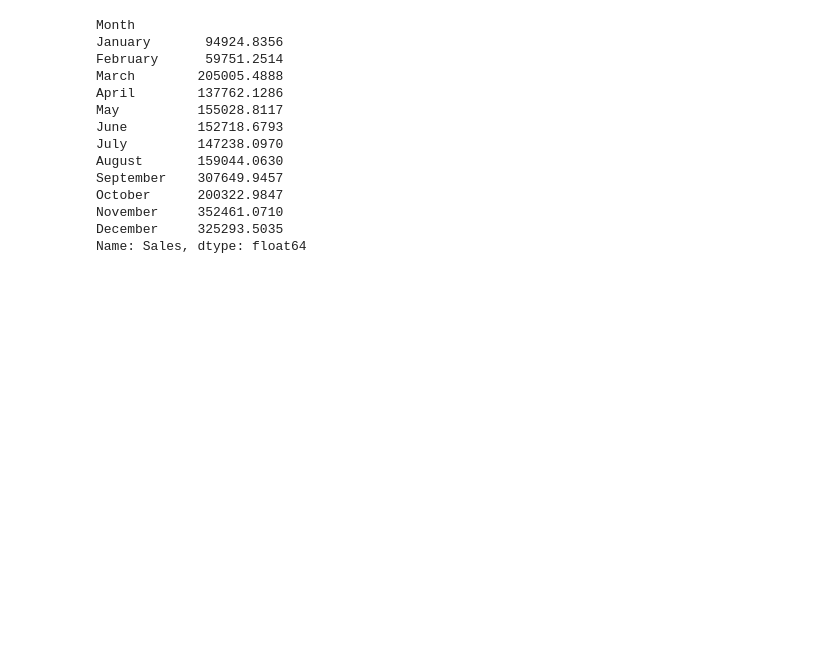
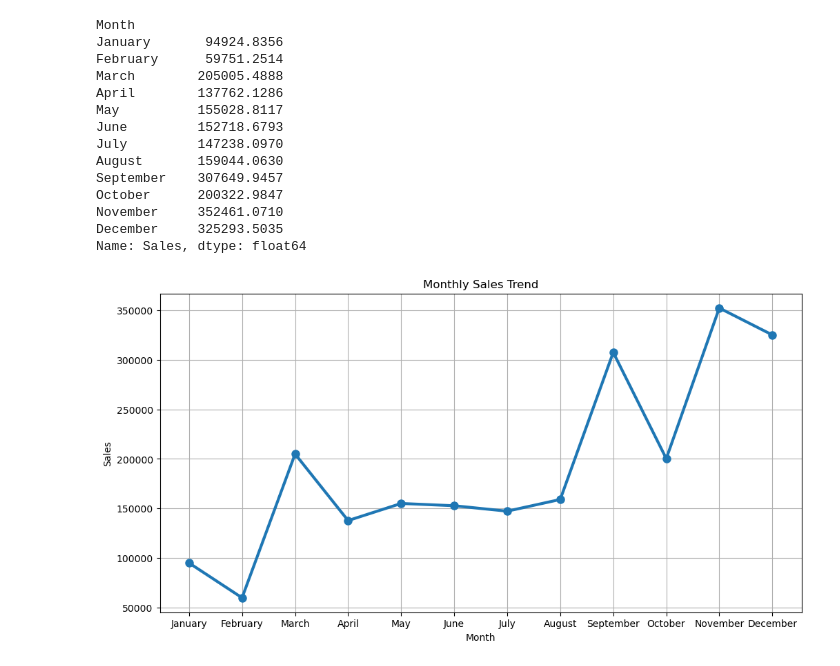
Before and after one commit to Drashti-007/Sales-Data-Analysis-Dashboard, a Jupyter notebook: notebooks/sales_analysis.ipynb, the cells around one changed output. Cells and saved outputs as stored; diff of their text form; code cells hidden in the pictures; blank space fills up the shorter version.

Commit message:
Visualization

```diff
--- a/notebooks/sales_analysis.ipynb
+++ b/notebooks/sales_analysis.ipynb
@@ -301,0 +309,20 @@ Name: Sales, dtype: float64
+# %%
+plt.figure(figsize=(12,6))
+
+plt.plot(
+    monthly_sales.index,
+    monthly_sales.values,
+    marker='o', # o=circle, s=square, ^ = triangle, *=star, x=cross, +=plus
+    markersize=8,
+    linewidth=3
+)
+
+plt.title("Monthly Sales Trend")
+plt.xlabel("Month")
+plt.ylabel("Sales")
+
+plt.grid(True)
+
+plt.show()
+# %% [output]
+[figure, added]
```
Also changed, not shown: parts of 5 cells of this notebook.
